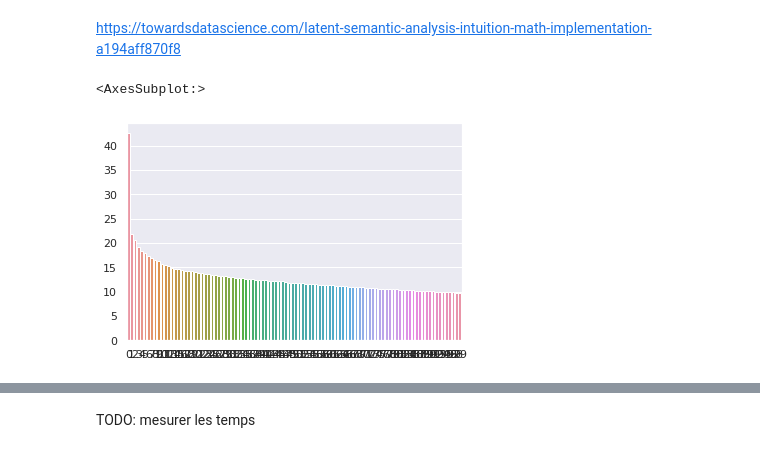
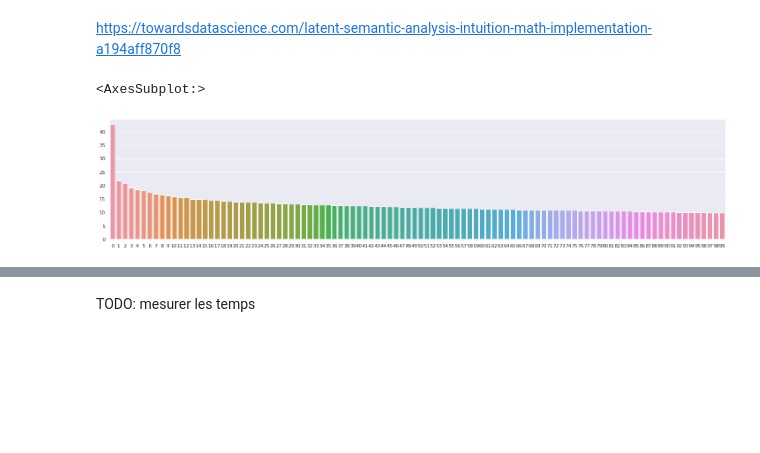
Before and after one commit to apersonnaz/OCR_IML_projet5, a Jupyter notebook: prepare_data.ipynb, the cells around one changed output, grey strips where cells are left out. Saved outputs shown, nothing was run; the diff lists cells and outputs as text; code cells hidden in the pictures; blank space fills up the shorter version.

```diff
--- a/prepare_data.ipynb
+++ b/prepare_data.ipynb
@@ -342,7 +342,7 @@ Jaccard score sample average: 0.48052287118419806
 from sklearn.decomposition import PCA
 n_components = text_train_tf.shape[1]-1
 pca = PCA(n_components=n_components)
-pca.fit(text_train_tf)
+pca.fit(text_train_tf.todense())
 explained_variance_percentage = (pca.explained_variance_ratio_*100).round(2)
 explained_variance_percentage_cum = explained_variance_percentage.cumsum().round()
 x_list = range(1, n_components+1)
@@ -387,10 +387,11 @@ https://towardsdatascience.com/latent-semantic-analysis-intuition-math-implement
 # %%
 Sigma = svd.singular_values_
 V_T = svd.components_.T
+plt.figure(figsize=(25, 5))
 sns.barplot(x=list(range(len(Sigma))), y=Sigma)
 # %% [output]
 <AxesSubplot:>
-[figure, old version]
+[figure, new version]
 # %%
 term_topic_matrix = pd.DataFrame(data=V_T,
                                  index=tfidf_vec_text.get_feature_names(),
```
Also changed, not shown: parts of 20 cells of this notebook, 12 other files.
